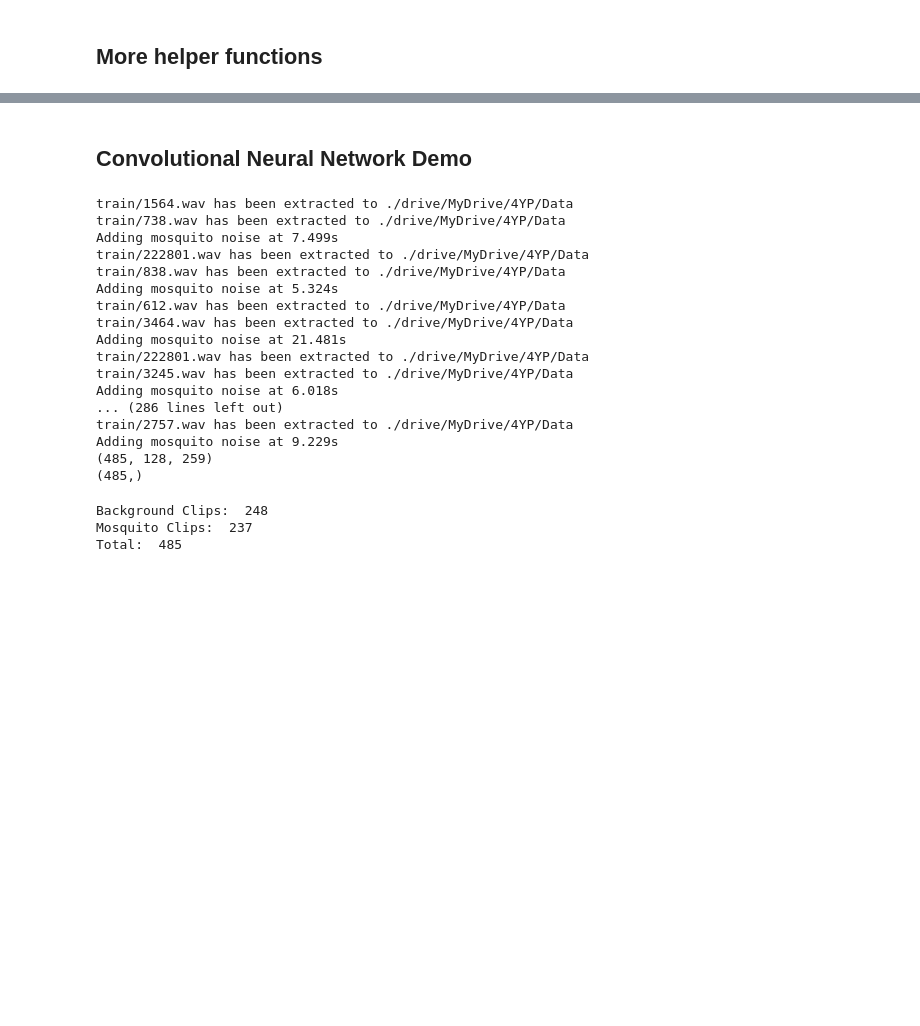
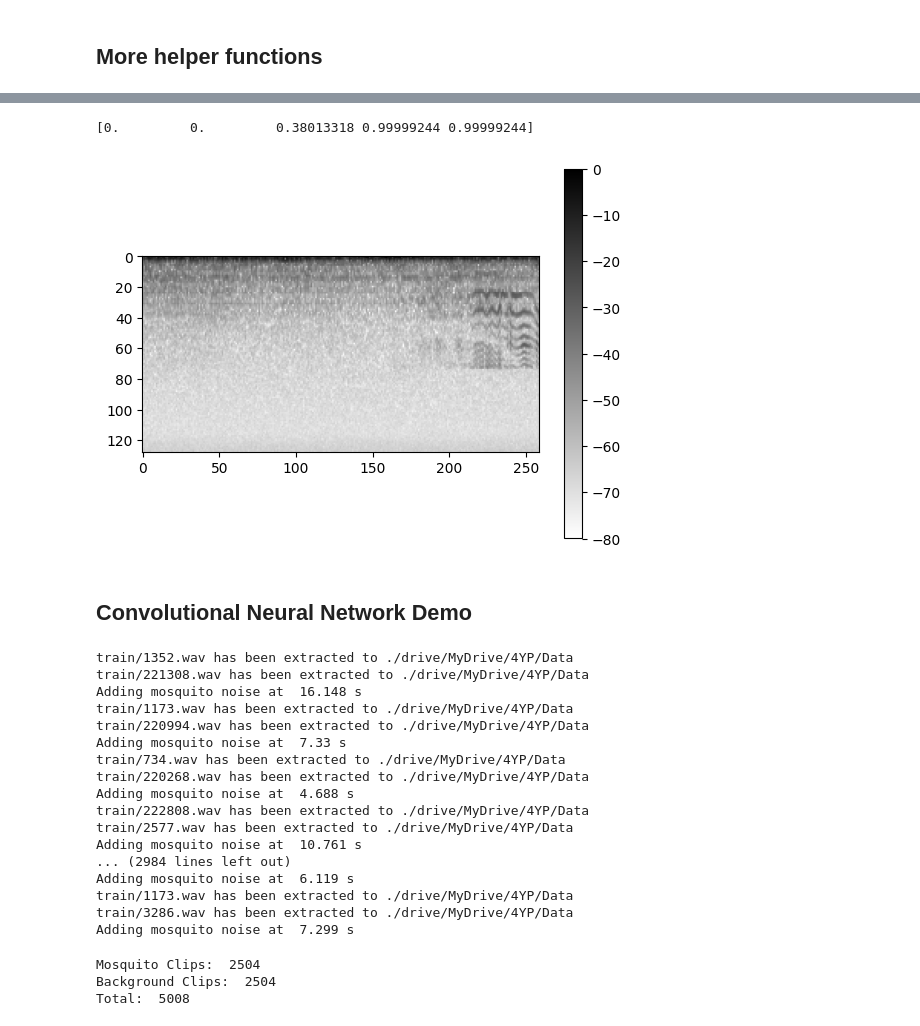
Before and after one commit to Bepo2002/Humbug-4YP, a Jupyter notebook: Test_bench_V2.ipynb, the cells around one changed output, grey strips where cells are left out. Drawn from its saved outputs; the diff is of its cells as text; code cells hidden in the pictures; blank space fills up the shorter version.

```diff
--- a/Test_bench_V2.ipynb
+++ b/Test_bench_V2.ipynb
@@ -172,2 +176,5 @@ plt.colorbar(format='%+2.0f dB');
 # %% [markdown]
 ## More helper functions
+# %%
+full_audio, samplerate, sound_cat = long_sound_gen(1,0.5)
+chopped_audio = chop_chop(full_audio,samplerate,3)
@@ -173,0 +185,3 @@ plt.colorbar(format='%+2.0f dB');
+# %%
+num = 2
+Audio(chopped_audio[num], rate = samplerate)
@@ -174,3 +190,17 @@ plt.colorbar(format='%+2.0f dB');
+# %%
+chopped_cat = chop_chop(sound_cat,samplerate,3)
+av_chopped_cat = np.mean(chopped_cat,axis=1)
+print(av_chopped_cat)
+# %% [output]
+[0.         0.         0.38013318 0.99999244 0.99999244]
+# %%
+mel_spect = librosa.feature.melspectrogram(y=chopped_audio[num],
+                                               sr=samplerate, n_fft=1024)
+mel_spect = librosa.power_to_db(mel_spect, ref=np.max)
+plt.imshow(mel_spect,cmap="binary")
+plt.colorbar() ;
+# %% [output]
+[figure, added]
 # %%
 def generate_training_data(mosquitoness=1, noise_factor=0.5, chop_size=3):
   # Create the long mixed audio (mosquito + noise)
@@ -206,32 +236,32 @@ def multiple_training_data(amount_of_audio, mosquitoness=2, noise_factor=0.5,
 # %% [markdown]
 ## Convolutional Neural Network Demo
 # %%
-X,Y = multiple_training_data(100, mosquitoness=1, noise_factor=0.5, chop_size=3)
+X,Y = multiple_training_data(1000,mosquitoness=1, noise_factor=0.5, chop_size=3)
 # %% [output]
-train/1564.wav has been extracted to ./drive/MyDrive/4YP/Data
-train/738.wav has been extracted to ./drive/MyDrive/4YP/Data
-Adding mosquito noise at 7.499s
-train/222801.wav has been extracted to ./drive/MyDrive/4YP/Data
-train/838.wav has been extracted to ./drive/MyDrive/4YP/Data
-Adding mosquito noise at 5.324s
-train/612.wav has been extracted to ./drive/MyDrive/4YP/Data
-train/3464.wav has been extracted to ./drive/MyDrive/4YP/Data
-Adding mosquito noise at 21.481s
-train/222801.wav has been extracted to ./drive/MyDrive/4YP/Data
-train/3245.wav has been extracted to ./drive/MyDrive/4YP/Data
-Adding mosquito noise at 6.018s
-... (286 lines left out)
-train/2757.wav has been extracted to ./drive/MyDrive/4YP/Data
-Adding mosquito noise at 9.229s
-(485, 128, 259)
-(485,)
+train/1352.wav has been extracted to ./drive/MyDrive/4YP/Data
+train/221308.wav has been extracted to ./drive/MyDrive/4YP/Data
+Adding mosquito noise at  16.148 s
+train/1173.wav has been extracted to ./drive/MyDrive/4YP/Data
+train/220994.wav has been extracted to ./drive/MyDrive/4YP/Data
+Adding mosquito noise at  7.33 s
+train/734.wav has been extracted to ./drive/MyDrive/4YP/Data
+train/220268.wav has been extracted to ./drive/MyDrive/4YP/Data
+Adding mosquito noise at  4.688 s
+train/222808.wav has been extracted to ./drive/MyDrive/4YP/Data
+train/2577.wav has been extracted to ./drive/MyDrive/4YP/Data
+Adding mosquito noise at  10.761 s
+... (2984 lines left out)
+Adding mosquito noise at  6.119 s
+train/1173.wav has been extracted to ./drive/MyDrive/4YP/Data
+train/3286.wav has been extracted to ./drive/MyDrive/4YP/Data
+Adding mosquito noise at  7.299 s
 # %%
-print("Background Clips: ", np.count_nonzero(Y))
-print("Mosquito Clips: ", len(Y)-np.count_nonzero(Y))
+print("Mosquito Clips: ", np.count_nonzero(Y))
+print("Background Clips: ", len(Y)-np.count_nonzero(Y))
 print("Total: ", len(Y))
 # %% [output]
-Background Clips:  248
-Mosquito Clips:  237
-Total:  485
+Mosquito Clips:  2504
+Background Clips:  2504
+Total:  5008
 # %%
 from sklearn.model_selection import train_test_split
```
Also changed, not shown: parts of 15 cells of this notebook.
